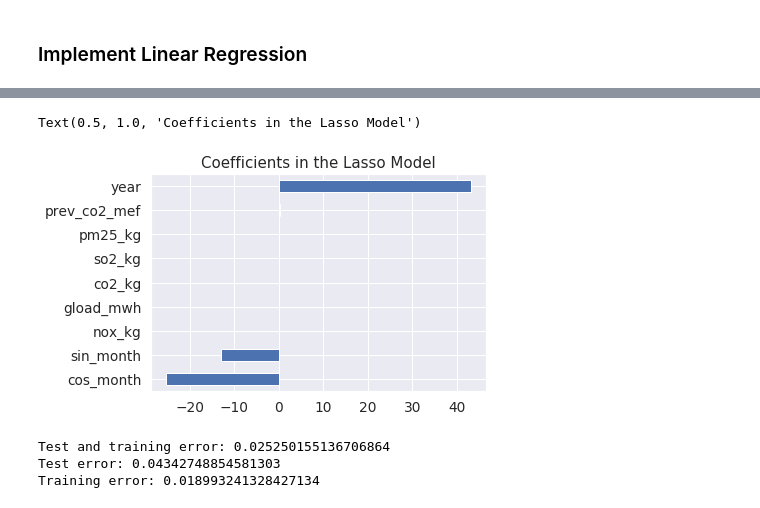
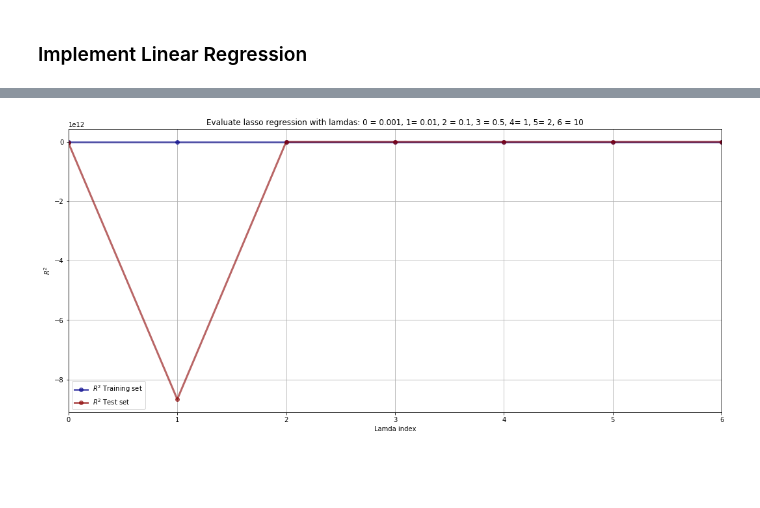
Before and after one commit to amy-wang/thesis2, a Jupyter notebook: reimplement_paper/mefs/uwo-thesis-data1.ipynb, the cells around one changed output, grey strips where cells are left out. Saved outputs shown, nothing was run; the diff lists cells and outputs as text; code cells hidden in the pictures; blank space fills up the shorter version.

```diff
--- a/reimplement_paper/mefs/uwo-thesis-data1.ipynb
+++ b/reimplement_paper/mefs/uwo-thesis-data1.ipynb
@@ -356,11 +558,0 @@ Best Params:  {'alpha': 10}
-# %%
-# final one
-lasso = Lasso(alpha=10, max_iter=10e5)
-lasso.fit(X_train,y_train)
-train_score=lasso.score(X_train,y_train)
-test_score=lasso.score(X_test,y_test)
-coeff_used = np.sum(lasso.coef_!=0)
-
-print("training score:", train_score)
-print("test score: ", test_score)
-print("number of features used:", coeff_used)
@@ -375,7 +558,0 @@ lasso.score(x,y)
-# %%
-imp_coef = pd.concat([coef.sort_values().head(10)])
-imp_coef.plot(kind = "barh")
-plt.title("Coefficients in the Lasso Model")
-# %% [output]
-Text(0.5, 1.0, 'Coefficients in the Lasso Model')
-[figure, removed]
@@ -387,26 +559,32 @@ results_lasso['mef_actual'] = y['mef']
-# %%
-# Calculate error: sum of (y - y(hat)) / y(hat)
-temp = pd.DataFrame()
-temp['diff'] = abs(results_lasso['mef_actual'] - results_lasso['mef_predicted'])
-temp['error'] = temp['diff'] / (results_lasso['mef_actual'])
-print("Test and training error: " + str(temp['error'].mean()))
-
-# Test data
-test = pd.DataFrame(index = X_test.index)
-test['mef_predicted'] = lr.predict(X_test)
-test['mef_actual'] = y_test['mef']
-test['diff'] = abs(test['mef_actual'] - test['mef_predicted'])
-test['error'] = test['diff'] / (test['mef_actual'])
-print("Test error: " + str(test['error'].mean()))
-
-# Training data
-train = pd.DataFrame(index = X_train.index)
-train['mef_predicted'] = lr.predict(X_train)
-train['mef_actual'] = y_train['mef']
-train['diff'] = abs(train['mef_actual'] - train['mef_predicted'])
-train['error'] = train['diff'] / (train['mef_actual'])
-print("Training error: " + str(train['error'].mean()))
-# %% [output]
-Test and training error: 0.025250155136706864
-Test error: 0.04342748854581303
-Training error: 0.018993241328427134
+# %%
+from sklearn.metrics import mean_squared_error
+
+lambdas = (0.001, 0.01, 0.1, 0.5, 1, 2, 10, 100)
+l_num = 8
+pred_num = X.shape[1]
+
+# prepare data for enumerate
+coeff_a = np.zeros((l_num, pred_num))
+mse_train = np.zeros(l_num)
+mse_test = np.zeros(l_num)
+# %%
+# enumerate through lambdas with index and i
+for ind, i in enumerate(lambdas):
+    reg = Lasso(alpha = i)
+    reg.fit(X_train, y_train)
+
+    coeff_a[ind,:] = reg.coef_
+    train_r_squared[ind] = mean_squared_error(mef, y_train)
+    test_r_squared[ind] = reg.score(X_test, y_test)
+# %%
+# Plotting
+plt.figure(figsize=(18, 8))
+plt.plot(train_r_squared, 'bo-', label=r'$R^2$ Training set', color="darkblue", alpha=0.6, linewidth=3)
+plt.plot(test_r_squared, 'bo-', label=r'$R^2$ Test set', color="darkred", alpha=0.6, linewidth=3)
+plt.xlabel('Lamda index'); plt.ylabel(r'$R^2$')
+plt.xlim(0, 6)
+plt.title(r'Evaluate lasso regression with lamdas: 0 = 0.001, 1= 0.01, 2 = 0.1, 3 = 0.5, 4= 1, 5= 2, 6 = 10')
+plt.legend(loc='best')
+plt.grid()
+# %% [output]
+[figure, added]
```
Also changed, not shown: parts of 51 cells of this notebook, 10 other files.
